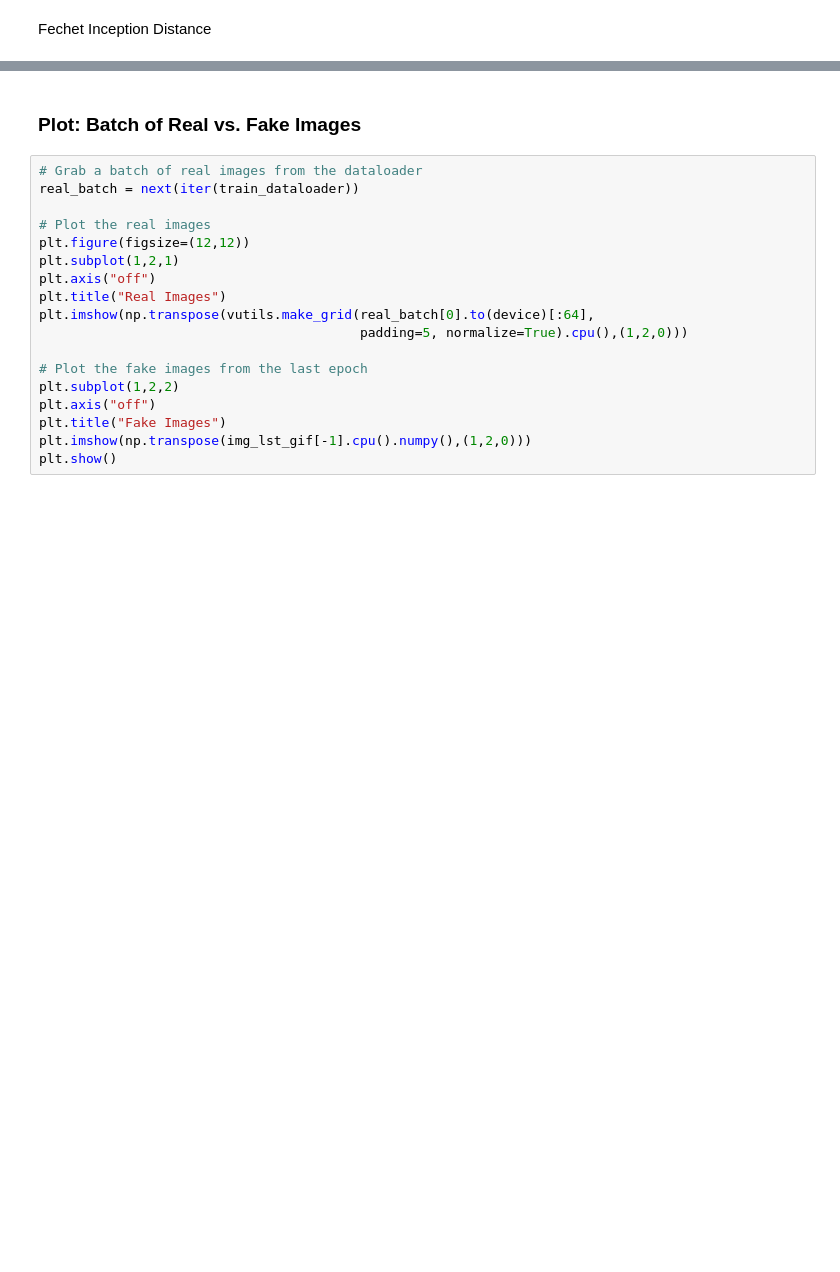
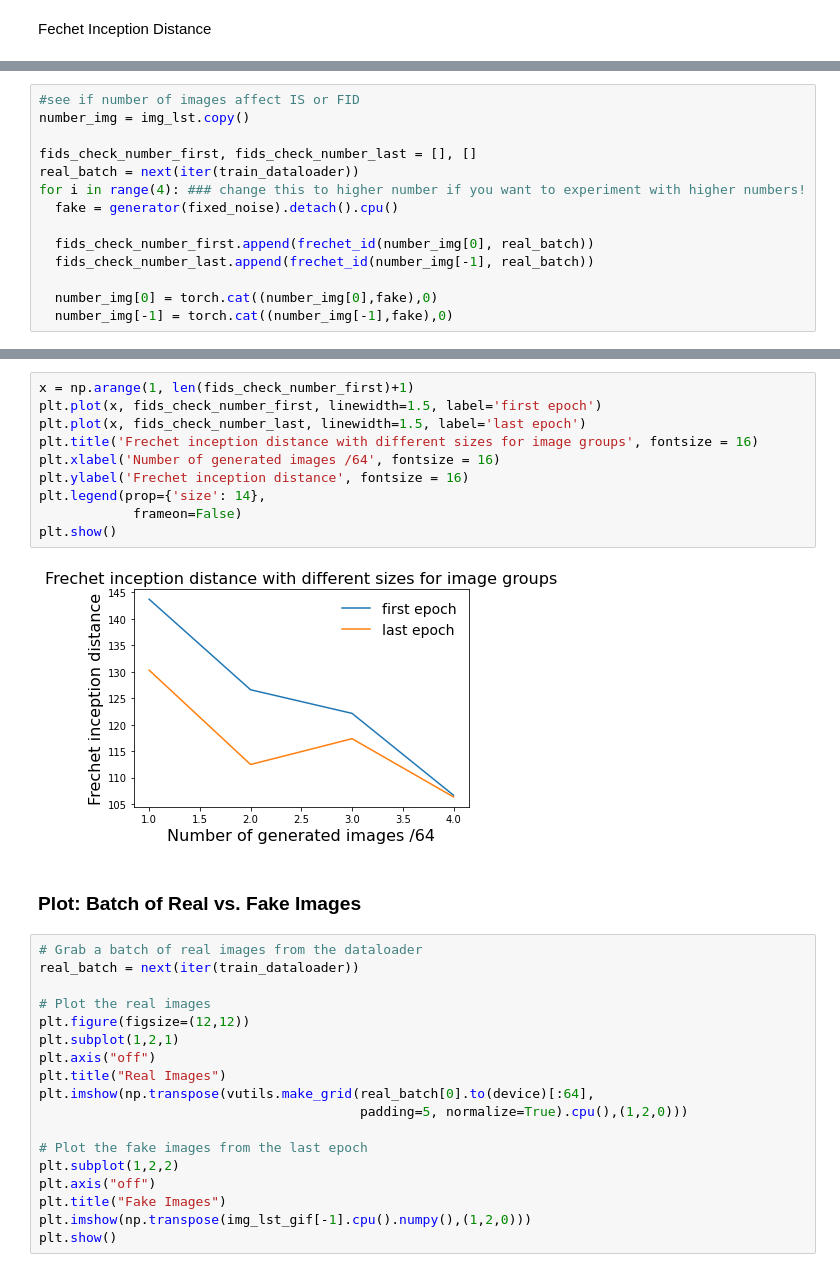
Before and after one commit to sendeniz/generative-adverserial-nets, a Jupyter notebook: neural_networks/dcgan_mnist.ipynb, the cells around one changed output, grey strips where cells are left out. Saved outputs shown, nothing was run; the diff lists cells and outputs as text; blank space fills up the shorter version.

```diff
--- a/neural_networks/dcgan_mnist.ipynb
+++ b/neural_networks/dcgan_mnist.ipynb
@@ -517,0 +563,14 @@ plt.show()
+# %%
+#see if number of images affect IS or FID
+number_img = img_lst.copy()
+
+fids_check_number_first, fids_check_number_last = [], []
+real_batch = next(iter(train_dataloader))
+for i in range(4): ### change this to higher number if you want to experiment with higher numbers!
+  fake = generator(fixed_noise).detach().cpu()
+
+  fids_check_number_first.append(frechet_id(number_img[0], real_batch))
+  fids_check_number_last.append(frechet_id(number_img[-1], real_batch))
+
+  number_img[0] = torch.cat((number_img[0],fake),0)
+  number_img[-1] = torch.cat((number_img[-1],fake),0)
@@ -518,3 +586,15 @@ plt.show()
+# %%
+x = np.arange(1, len(fids_check_number_first)+1)
+plt.plot(x, fids_check_number_first, linewidth=1.5, label='first epoch')
+plt.plot(x, fids_check_number_last, linewidth=1.5, label='last epoch')
+plt.title('Frechet inception distance with different sizes for image groups', fontsize = 16)
+plt.xlabel('Number of generated images /64', fontsize = 16)
+plt.ylabel('Frechet inception distance', fontsize = 16)
+plt.legend(prop={'size': 14},
+            frameon=False)
+plt.show()
+# %% [output]
+[figure, added]
 # %% [markdown]
 ### Plot: Batch of Real vs. Fake Images
 # %%
```
Also changed, not shown: parts of 10 cells of this notebook.
